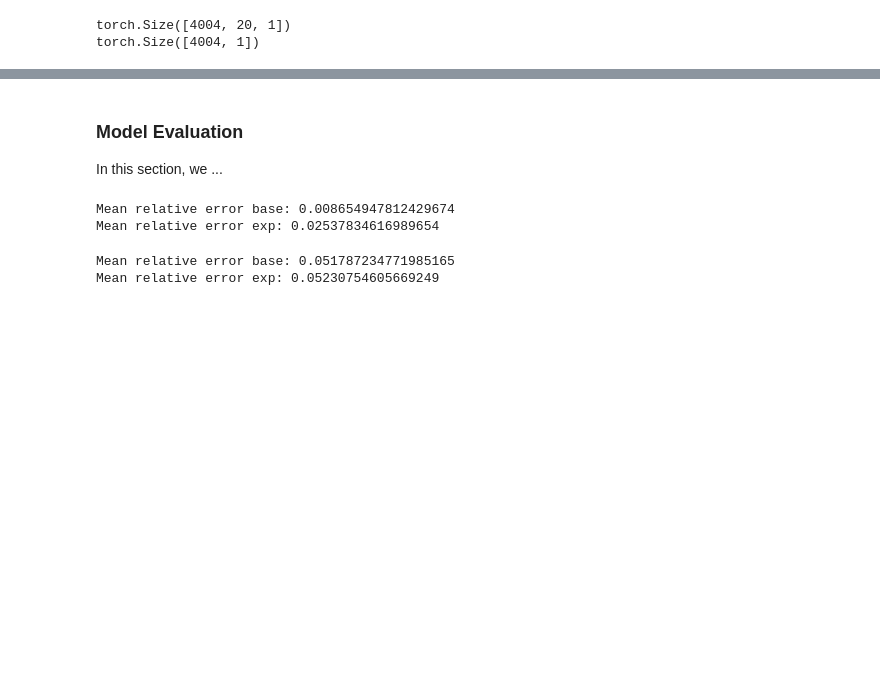
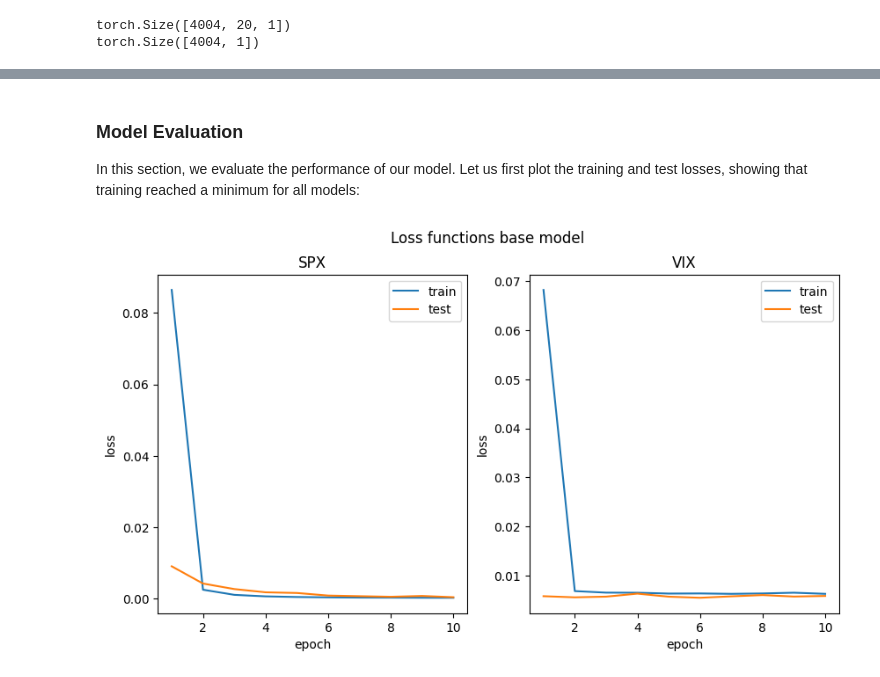
Before and after one commit to agrotz-msai/deep-learning-systems-project, a Jupyter notebook: deep_learning.ipynb, the cells around one changed output, grey strips where cells are left out. Cells and saved outputs as stored; diff of their text form; code cells hidden in the pictures; blank space fills up the shorter version.

```diff
--- a/deep_learning.ipynb
+++ b/deep_learning.ipynb
@@ -306,7 +358,7 @@ model_base_spx = nn.Sequential(
     ExtractTensor(),
     nn.Linear(256, x_train_spx.shape[2])
 ).to(device)
-optimizer_base_spx = optim.Adam(model_base_spx.parameters(), lr=0.0005)
+optimizer_base_spx = optim.Adam(model_base_spx.parameters(), lr=learn_rate)
 # %%
-res_base_spx = train_model(model_base_spx, optimizer_base_spx, loader_train_spx, loader_test_spx, 10)
+(train_losses_base_spx, test_losses_base_spx) = train_model(model_base_spx, optimizer_base_spx, loader_train_spx, loader_test_spx, epochs)
 # %% [output]
@@ -326,7 +378,7 @@ model_base_vix = nn.Sequential(
     ExtractTensor(),
     nn.Linear(256, x_train_vix.shape[2])
 ).to(device)
-optimizer_base_vix = optim.Adam(model_base_vix.parameters(), lr=0.0005)
+optimizer_base_vix = optim.Adam(model_base_vix.parameters(), lr=learn_rate)
 # %%
-res_base_vix = train_model(model_base_vix, optimizer_base_vix, loader_train_vix, loader_test_vix, 10)
+(train_losses_base_vix, test_losses_base_vix) = train_model(model_base_vix, optimizer_base_vix, loader_train_vix, loader_test_vix, epochs)
 # %% [output]
@@ -413,16 +467,18 @@ diff_exp_vix = pred_exp_vix-act_vix
 <a id='eval'></a>
 ### Model Evaluation
 
-In this section, we ...
+In this section, we evaluate the performance of our model. Let us first plot the training and test losses, showing that training reached a minimum for all models:
-# %%
-print(f'Mean relative error base: {np.mean(np.abs(pred_base_spx/act_spx-1))}')
-print(f'Mean relative error exp: {np.mean(np.abs(pred_exp_spx/act_spx-1))}')
-# %% [output]
-Mean relative error base: 0.008654947812429674
-Mean relative error exp: 0.02537834616989654
-# %%
-print(f'Mean relative error base: {np.mean(np.abs(pred_base_vix/act_vix-1))}')
-print(f'Mean relative error exp: {np.mean(np.abs(pred_exp_vix/act_vix-1))}')
-# %% [output]
-Mean relative error base: 0.051787234771985165
-Mean relative error exp: 0.05230754605669249
+# %%
+fig, ax = plt.subplots(1, 2, figsize=(10, 5))
+fig.suptitle('Loss functions base model')
+ax[0].plot(range(1,epochs+1), train_losses_base_spx, label="train")
+ax[0].plot(range(1,epochs+1), test_losses_base_spx, label="test")
+ax[1].plot(range(1,epochs+1), train_losses_base_vix, label="train")
+ax[1].plot(range(1,epochs+1), test_losses_base_vix, label="test")
+ax[0].set(title='SPX', xlabel='epoch', ylabel='loss')
+ax[1].set(title='VIX', xlabel='epoch', ylabel='loss')
+ax[0].legend(loc="upper right")
+ax[1].legend(loc="upper right")
+plt.show()
+# %% [output]
+[figure, added]
```
Also changed, not shown: parts of 40 cells of this notebook, 2 other files.
